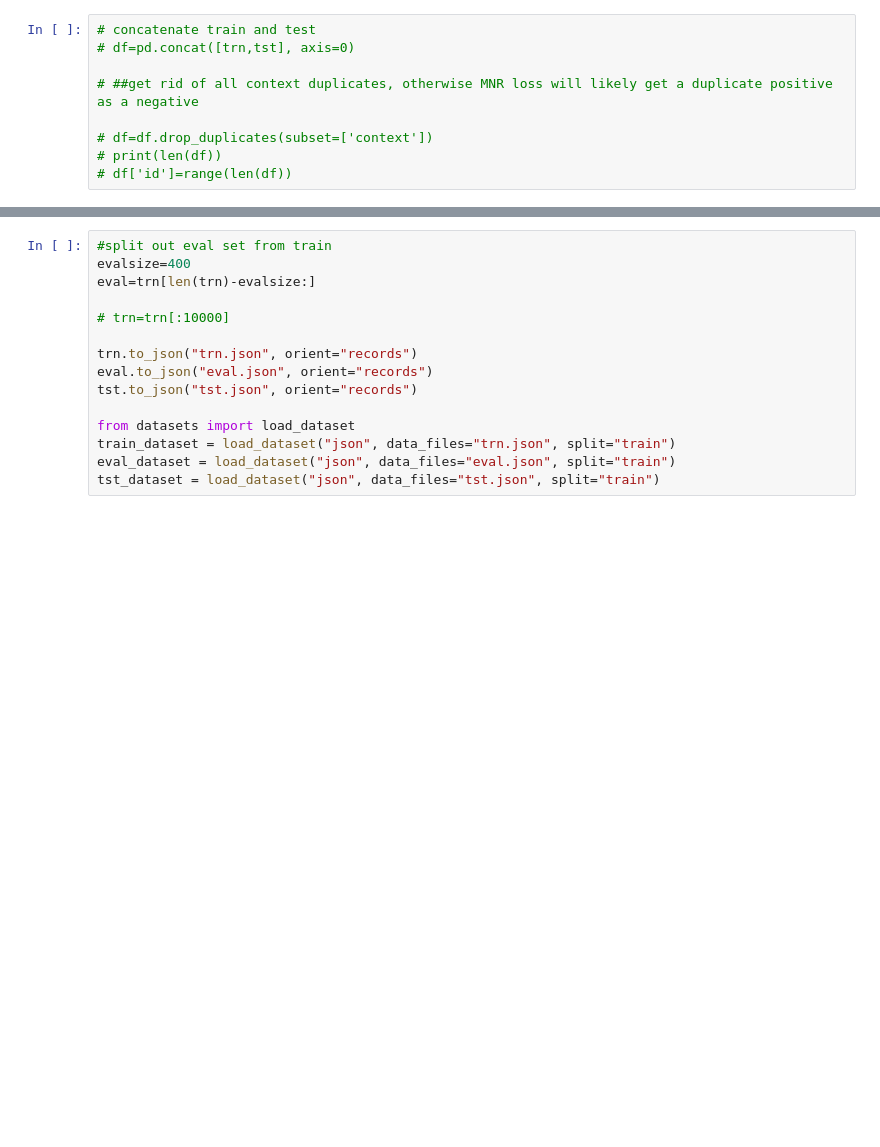
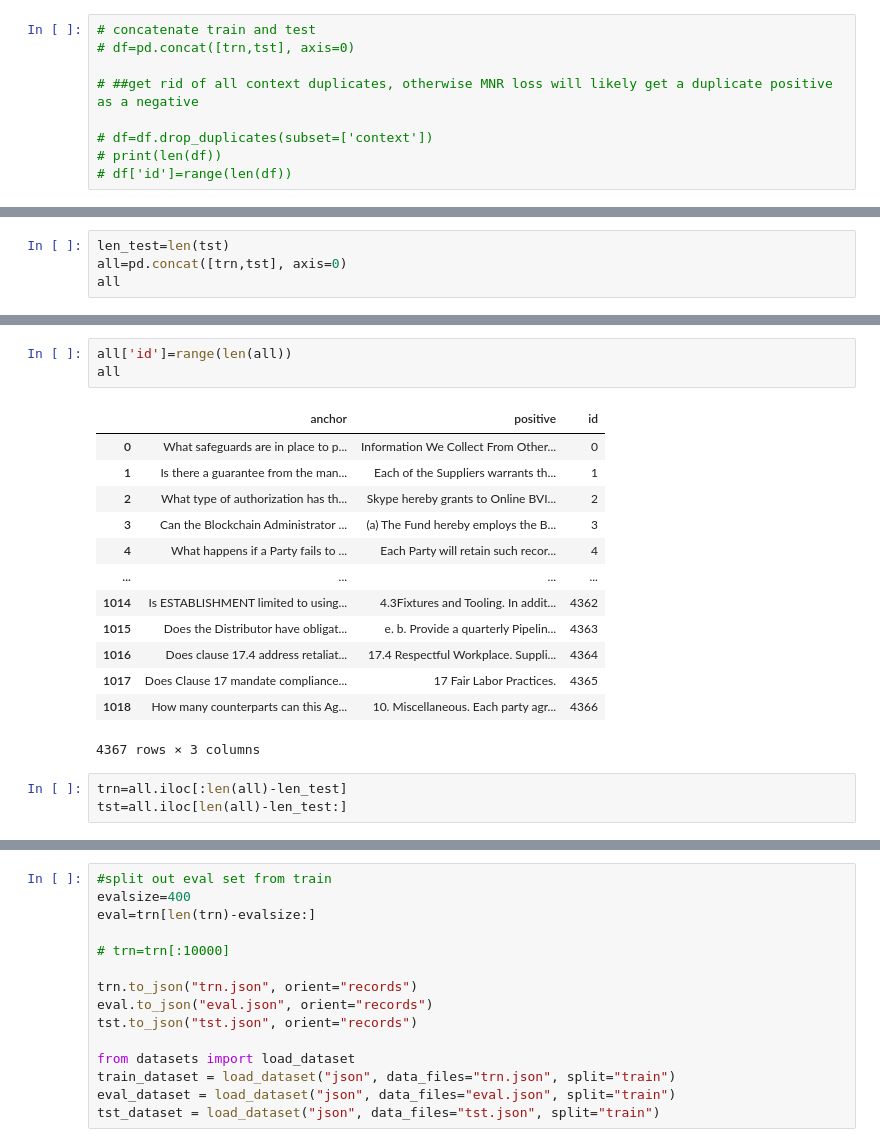
Before and after one commit to CNUClasses/embeddings, a Jupyter notebook: data/convert_to_json.ipynb, the cells around one changed output, grey strips where cells are left out. Saved outputs shown, nothing was run; the diff lists cells and outputs as text; blank space fills up the shorter version.

```diff
--- a/data/convert_to_json.ipynb
+++ b/data/convert_to_json.ipynb
@@ -177,0 +179,4 @@ trn.head()
+# %%
+len_test=len(tst)
+all=pd.concat([trn,tst], axis=0)
+all
@@ -178,3 +197,23 @@ trn.head()
+# %%
+all['id']=range(len(all))
+all
+# %% [output]
+|  | anchor | positive | id |
+| 0 | What safeguards are in place to p... | Information We Collect From Other... | 0 |
+| 1 | Is there a guarantee from the man... | Each of the Suppliers warrants th... | 1 |
+| 2 | What type of authorization has th... | Skype hereby grants to Online BVI... | 2 |
+| 3 | Can the Blockchain Administrator ... | (a) The Fund hereby employs the B... | 3 |
+| 4 | What happens if a Party fails to ... | Each Party will retain such recor... | 4 |
+| ... | ... | ... | ... |
+| 1014 | Is ESTABLISHMENT limited to using... | 4.3Fixtures and Tooling. In addit... | 4362 |
+| 1015 | Does the Distributor have obligat... | e. b. Provide a quarterly Pipelin... | 4363 |
+| 1016 | Does clause 17.4 address retaliat... | 17.4 Respectful Workplace. Suppli... | 4364 |
+| 1017 | Does Clause 17 mandate compliance... | 17 Fair Labor Practices. | 4365 |
+| 1018 | How many counterparts can this Ag... | 10. Miscellaneous. Each party agr... | 4366 |
+4367 rows × 3 columns
+# %%
+trn=all.iloc[:len(all)-len_test]
+tst=all.iloc[len(all)-len_test:]
 # %%
 print(trn.positive.nunique()==len(trn))
 print(f'len train={len(trn)}')
```
Also changed, not shown: parts of 6 cells of this notebook.
